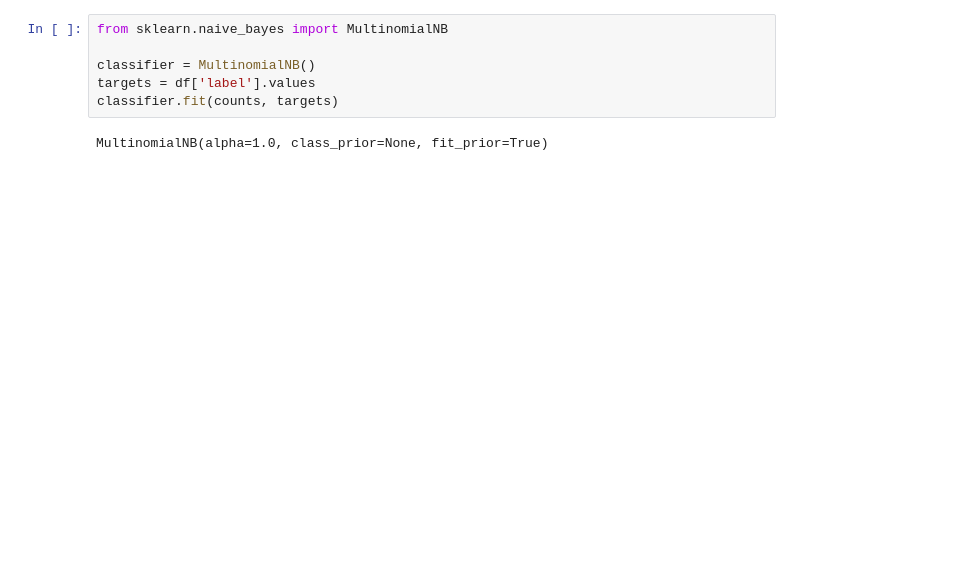
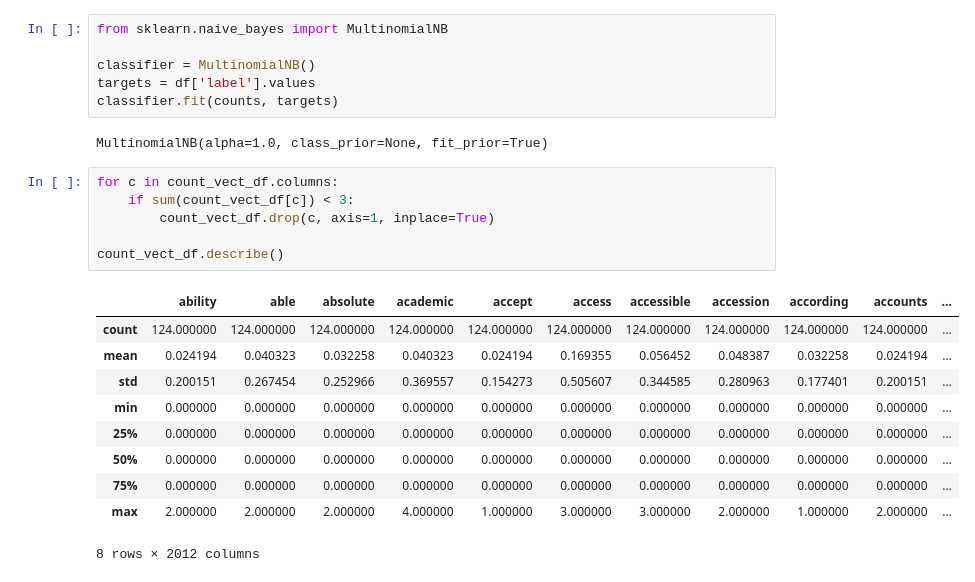
Before and after one commit to WGierke/git_better, a Jupyter notebook: Text Classification.ipynb, the cells around one changed output. Cells and saved outputs as stored; diff of their text form; blank space fills up the shorter version.

```diff
--- a/Text Classification.ipynb
+++ b/Text Classification.ipynb
@@ -67,6 +165,23 @@ targets = df['label'].values
 classifier.fit(counts, targets)
 # %% [output]
 MultinomialNB(alpha=1.0, class_prior=None, fit_prior=True)
+# %%
+for c in count_vect_df.columns:
+    if sum(count_vect_df[c]) < 3:
+        count_vect_df.drop(c, axis=1, inplace=True)
+
+count_vect_df.describe()
+# %% [output]
+|  | ability | able | absolute | academic | accept | access | accessible | accession | according | accounts | ... |
+| count | 124.000000 | 124.000000 | 124.000000 | 124.000000 | 124.000000 | 124.000000 | 124.000000 | 124.000000 | 124.000000 | 124.000000 | ... |
+| mean | 0.024194 | 0.040323 | 0.032258 | 0.040323 | 0.024194 | 0.169355 | 0.056452 | 0.048387 | 0.032258 | 0.024194 | ... |
+| std | 0.200151 | 0.267454 | 0.252966 | 0.369557 | 0.154273 | 0.505607 | 0.344585 | 0.280963 | 0.177401 | 0.200151 | ... |
+| min | 0.000000 | 0.000000 | 0.000000 | 0.000000 | 0.000000 | 0.000000 | 0.000000 | 0.000000 | 0.000000 | 0.000000 | ... |
+| 25% | 0.000000 | 0.000000 | 0.000000 | 0.000000 | 0.000000 | 0.000000 | 0.000000 | 0.000000 | 0.000000 | 0.000000 | ... |
+| 50% | 0.000000 | 0.000000 | 0.000000 | 0.000000 | 0.000000 | 0.000000 | 0.000000 | 0.000000 | 0.000000 | 0.000000 | ... |
+| 75% | 0.000000 | 0.000000 | 0.000000 | 0.000000 | 0.000000 | 0.000000 | 0.000000 | 0.000000 | 0.000000 | 0.000000 | ... |
+| max | 2.000000 | 2.000000 | 2.000000 | 4.000000 | 1.000000 | 3.000000 | 3.000000 | 2.000000 | 1.000000 | 2.000000 | ... |
+8 rows × 2012 columns
 # %%
 examples = ["homework", "app", "application"]
 example_counts = count_vectorizer.transform(examples)
```
Also changed, not shown: parts of 7 cells of this notebook, 1 other file.
